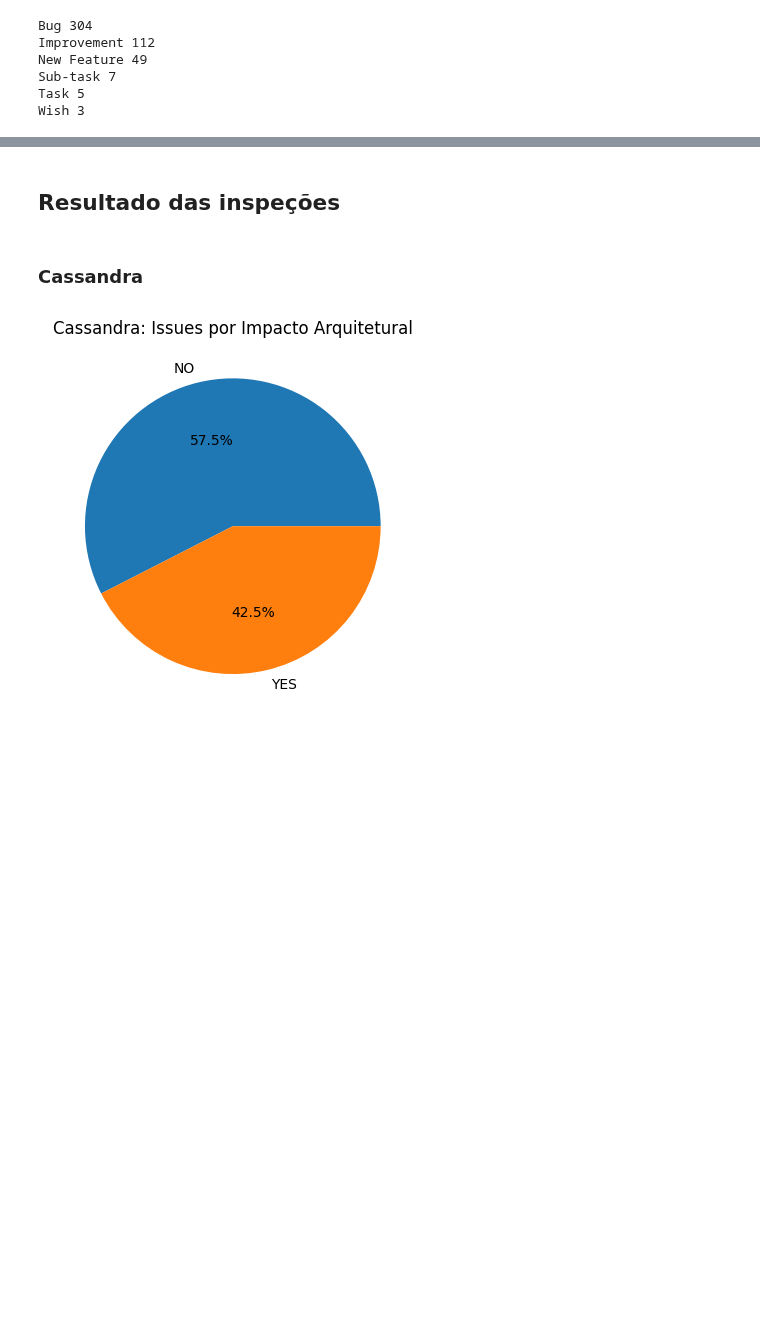
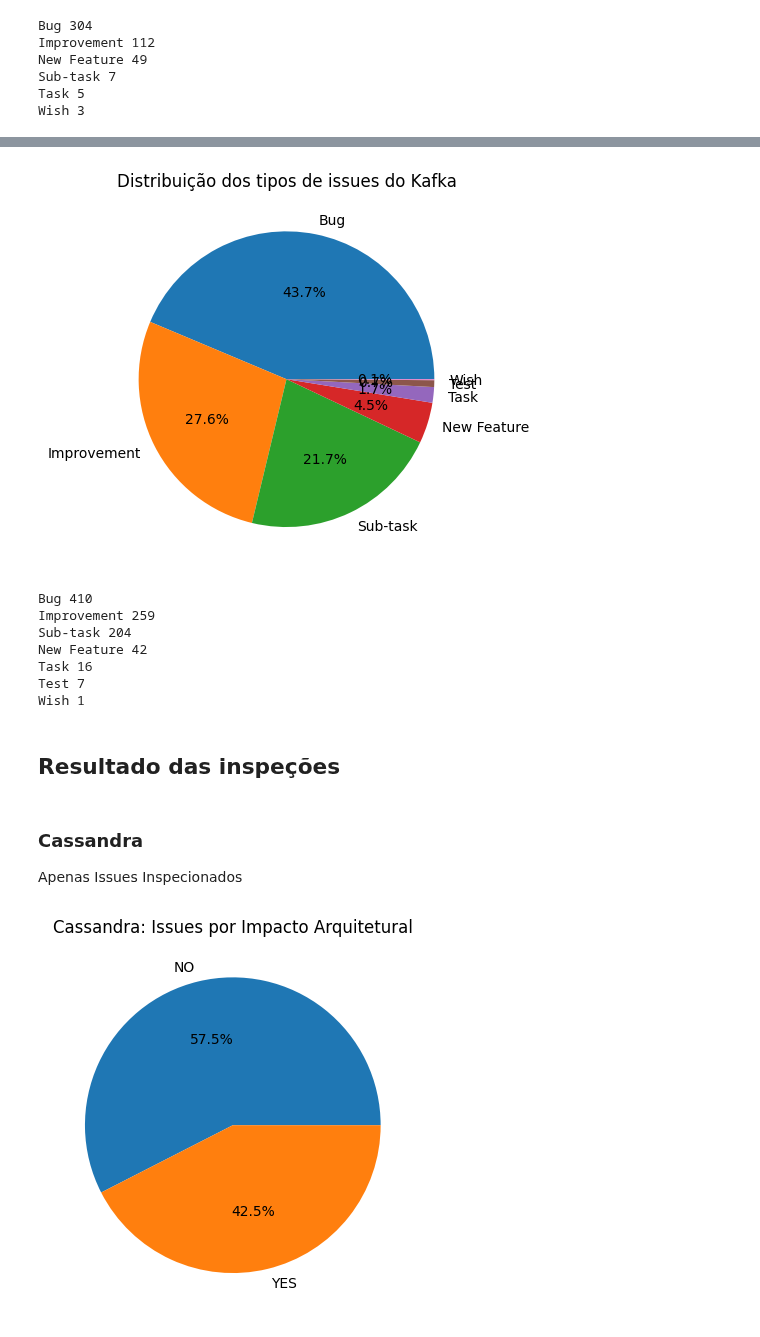
Before and after one commit to armandossrecife/my_validation3, a Jupyter notebook: my_comparison.ipynb, the cells around one changed output, grey strips where cells are left out. Cells and saved outputs as stored; diff of their text form; code cells hidden in the pictures; blank space fills up the shorter version.

```diff
--- a/my_comparison.ipynb
+++ b/my_comparison.ipynb
@@ -303,7 +321,20 @@ Wish 3
+# %%
+show_pie(my_df=df_kafka_issues_commits_critical_classes, my_field='issue_type', my_title='Distribuição dos tipos de issues do Kafka')
+# %% [output]
+[figure, added]
+Bug 410
+Improvement 259
+Sub-task 204
+New Feature 42
+Task 16
+Test 7
+Wish 1
 # %% [markdown]
 ## Resultado das inspeções
 # %% [markdown]
 ### Cassandra
+
+Apenas Issues Inspecionados
 # %%
 show_pie(my_df=df_cassandra_issues_inspected, my_field='architectural_impact', my_title='Cassandra: Issues por Impacto Arquitetural')
 # %% [output]
```
Also changed, not shown: parts of 15 cells of this notebook.
